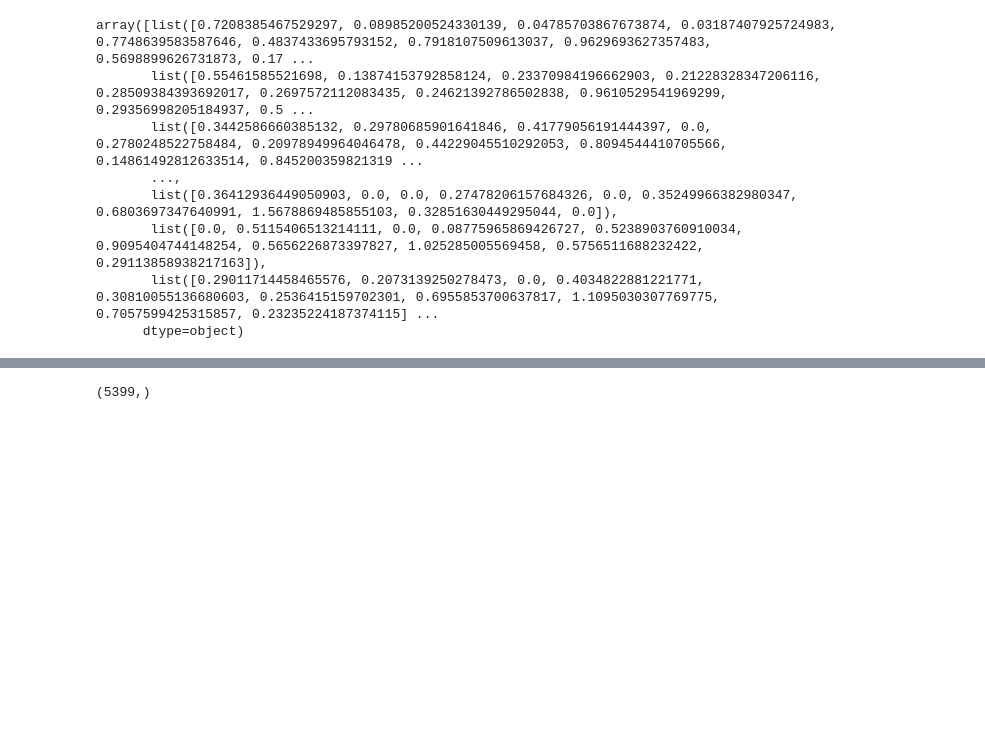
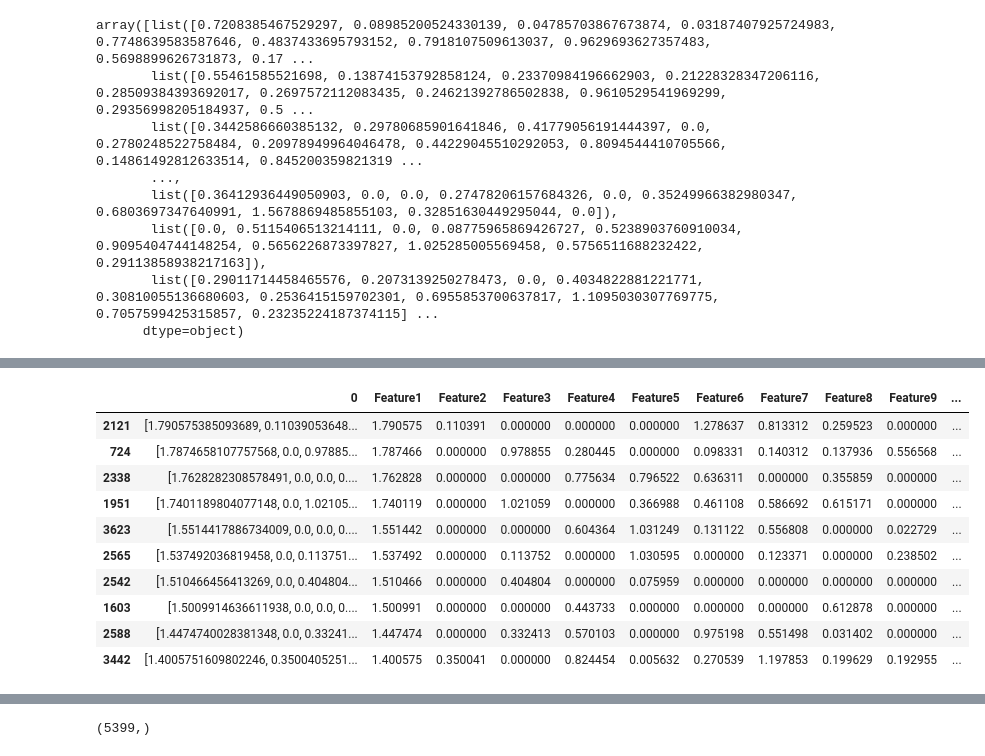
Before and after one commit to branlindsey/movie_recommender, a Jupyter notebook: spark_model.ipynb, the cells around one changed output, grey strips where cells are left out. Drawn from its saved outputs; the diff is of its cells as text; code cells hidden in the pictures; blank space fills up the shorter version.

```diff
--- a/spark_model.ipynb
+++ b/spark_model.ipynb
@@ -350,4 +429,4 @@ array([list([0.7208385467529297, 0.08985200524330139, 0.04785703867673874, 0.031
        list([0.29011714458465576, 0.2073139250278473, 0.0, 0.4034822881221771, 0.30810055136680603, 0.2536415159702301, 0.6955853700637817, 1.1095030307769775, 0.7057599425315857, 0.23235224187374115] ...
       dtype=object)
 # %%
-pd.DataFrame(sorted_items['features'].values)
+df1 =pd.DataFrame(sorted_items['features'].values)
@@ -376,0 +442,2 @@ np.array(sorted_items['features']
+# %%
+df1[['Feature1', 'Feature2', 'Feature3', 'Feature4', 'Feature5', 'Feature6', 'Feature7', 'Feature8', 'Feature9', 'Feature10']] = pd.DataFrame(sorted_items.features.tolist(), index= df1.index)
@@ -376,0 +462,2 @@ np.array(sorted_items['features']
+# %%
+df1.index +=1
@@ -376,0 +479,16 @@ np.array(sorted_items['features']
+# %%
+top_10 = df1.sort_values(by='Feature1', ascending=False).index[:10]
+# %%
+df1.loc[top_10]
+# %% [output]
+|  | 0 | Feature1 | Feature2 | Feature3 | Feature4 | Feature5 | Feature6 | Feature7 | Feature8 | Feature9 | ... |
+| 2121 | [1.790575385093689, 0.11039053648... | 1.790575 | 0.110391 | 0.000000 | 0.000000 | 0.000000 | 1.278637 | 0.813312 | 0.259523 | 0.000000 | ... |
+| 724 | [1.7874658107757568, 0.0, 0.97885... | 1.787466 | 0.000000 | 0.978855 | 0.280445 | 0.000000 | 0.098331 | 0.140312 | 0.137936 | 0.556568 | ... |
+| 2338 | [1.7628282308578491, 0.0, 0.0, 0.... | 1.762828 | 0.000000 | 0.000000 | 0.775634 | 0.796522 | 0.636311 | 0.000000 | 0.355859 | 0.000000 | ... |
+| 1951 | [1.7401189804077148, 0.0, 1.02105... | 1.740119 | 0.000000 | 1.021059 | 0.000000 | 0.366988 | 0.461108 | 0.586692 | 0.615171 | 0.000000 | ... |
+| 3623 | [1.5514417886734009, 0.0, 0.0, 0.... | 1.551442 | 0.000000 | 0.000000 | 0.604364 | 1.031249 | 0.131122 | 0.556808 | 0.000000 | 0.022729 | ... |
+| 2565 | [1.537492036819458, 0.0, 0.113751... | 1.537492 | 0.000000 | 0.113752 | 0.000000 | 1.030595 | 0.000000 | 0.123371 | 0.000000 | 0.238502 | ... |
+| 2542 | [1.510466456413269, 0.0, 0.404804... | 1.510466 | 0.000000 | 0.404804 | 0.000000 | 0.075959 | 0.000000 | 0.000000 | 0.000000 | 0.000000 | ... |
+| 1603 | [1.5009914636611938, 0.0, 0.0, 0.... | 1.500991 | 0.000000 | 0.000000 | 0.443733 | 0.000000 | 0.000000 | 0.000000 | 0.612878 | 0.000000 | ... |
+| 2588 | [1.4474740028381348, 0.0, 0.33241... | 1.447474 | 0.000000 | 0.332413 | 0.570103 | 0.000000 | 0.975198 | 0.551498 | 0.031402 | 0.000000 | ... |
+| 3442 | [1.4005751609802246, 0.3500405251... | 1.400575 | 0.350041 | 0.000000 | 0.824454 | 0.005632 | 0.270539 | 1.197853 | 0.199629 | 0.192955 | ... |
```
Also changed, not shown: parts of 56 cells of this notebook, 2 other files.
